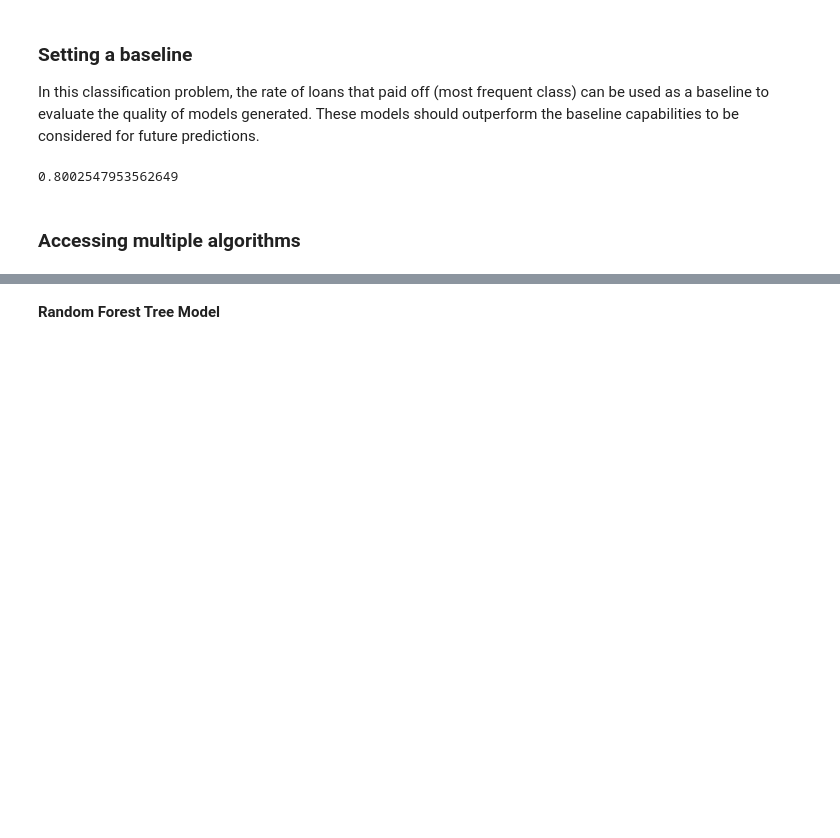
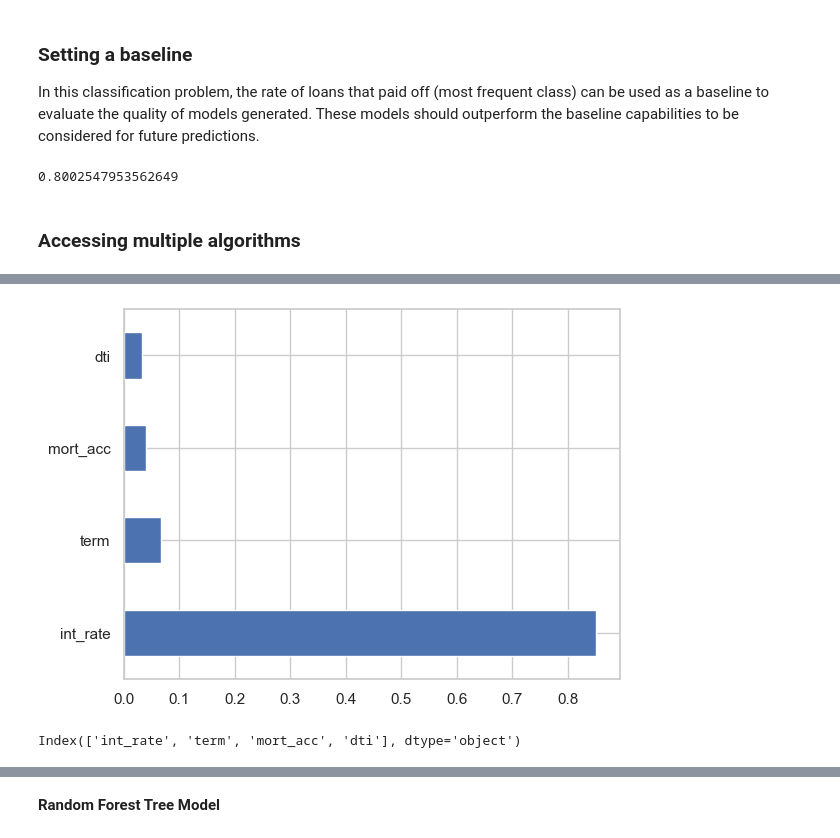
Before and after one commit to Siying6560/Lending-Club-Loan-Classification, a Jupyter notebook: Models.ipynb, the cells around one changed output, grey strips where cells are left out. Drawn from its saved outputs; the diff is of its cells as text; code cells hidden in the pictures; blank space fills up the shorter version.

```diff
--- a/Models.ipynb
+++ b/Models.ipynb
@@ -85,0 +318,13 @@ results =[]
+# %%
+feat_importance = pd.Series(DT.feature_importances_, index = loans.drop('loan_status', axis =1).columns)
+df = feat_importance.nlargest(4).sort_values(ascending=False)
+plt.barh()
+plt.show()
+# %% [output]
+[figure, added]
+# %%
+feat_importance = pd.Series(DT.feature_importances_, index = loans.drop('loan_status', axis =1).columns)
+df = feat_importance.nlargest(4).sort_values(ascending=False)
+df.index
+# %% [output]
+Index(['int_rate', 'term', 'mort_acc', 'dti'], dtype='object')
```
Also changed, not shown: parts of 32 cells of this notebook, 2 other files.
